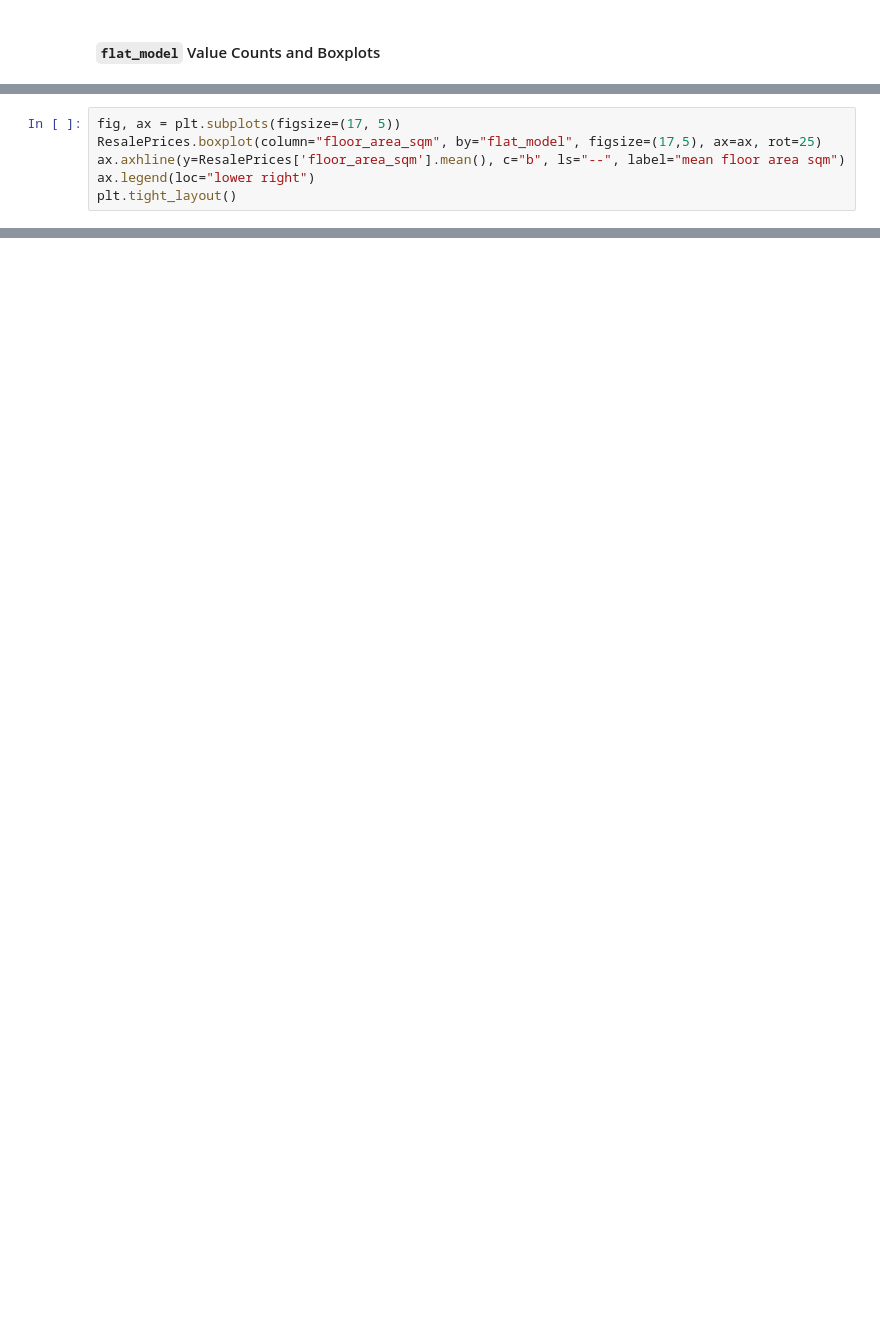
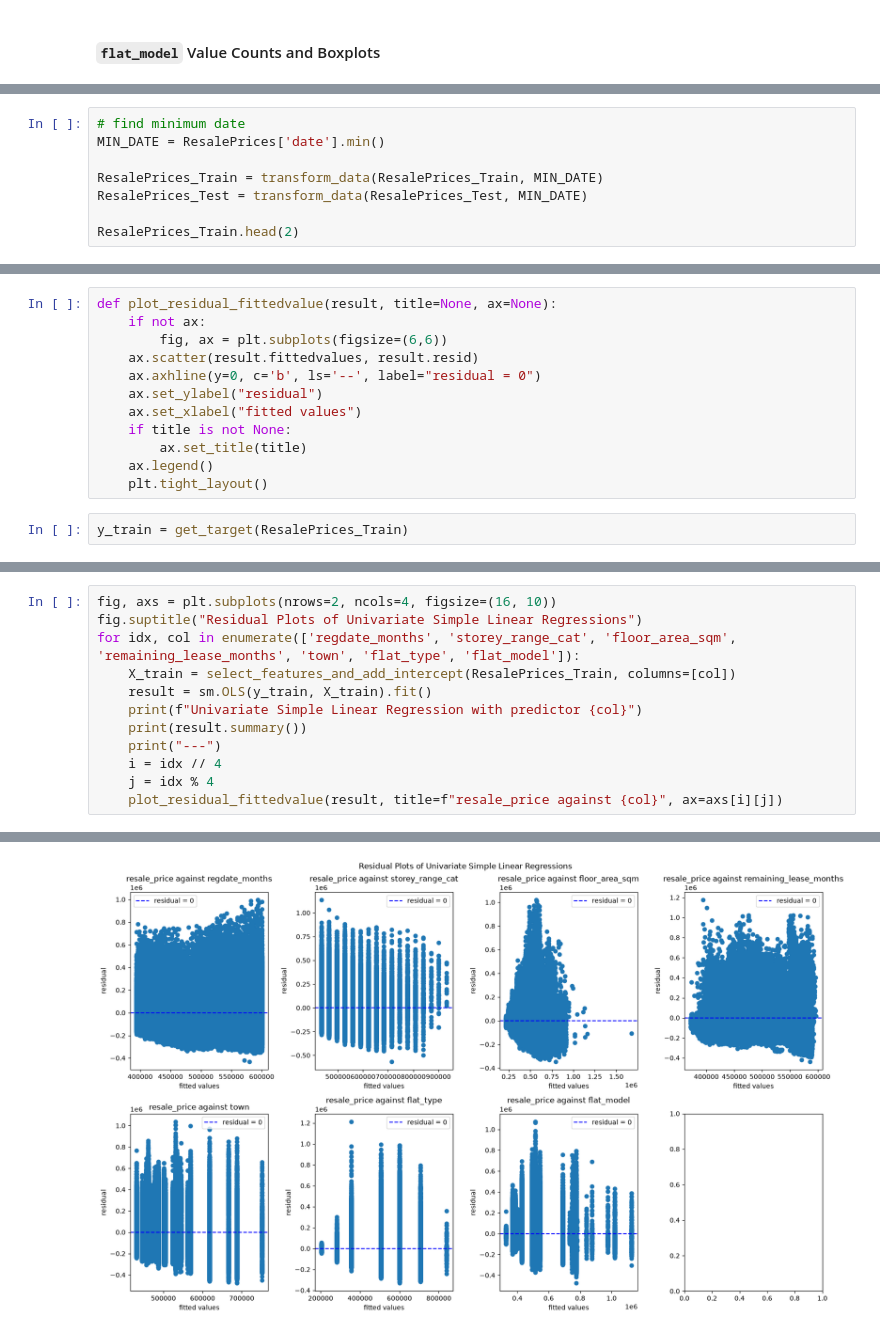
Before and after one commit to Dioclei/hdb-resale-prediction, a Jupyter notebook: data_exploration.ipynb, the cells around one changed output, grey strips where cells are left out. Cells and saved outputs as stored; diff of their text form; blank space fills up the shorter version.

```diff
--- a/data_exploration.ipynb
+++ b/data_exploration.ipynb
@@ -224,6 +239,0 @@ plt.tight_layout()
-# %%
-fig, ax = plt.subplots(figsize=(17, 5))
-ResalePrices.boxplot(column="floor_area_sqm", by="flat_model", figsize=(17,5), ax=ax, rot=25)
-ax.axhline(y=ResalePrices['floor_area_sqm'].mean(), c="b", ls="--", label="mean floor area sqm")
-ax.legend(loc="lower right")
-plt.tight_layout()
@@ -255,0 +259,8 @@ array([[<Axes: xlabel='regdate_months_since_Jan2017', ylabel='regdate_months_sin
+# %%
+# find minimum date
+MIN_DATE = ResalePrices['date'].min()
+
+ResalePrices_Train = transform_data(ResalePrices_Train, MIN_DATE)
+ResalePrices_Test = transform_data(ResalePrices_Test, MIN_DATE)
+
+ResalePrices_Train.head(2)
@@ -255,0 +334,14 @@ array([[<Axes: xlabel='regdate_months_since_Jan2017', ylabel='regdate_months_sin
+# %%
+def plot_residual_fittedvalue(result, title=None, ax=None):
+    if not ax:
+        fig, ax = plt.subplots(figsize=(6,6))
+    ax.scatter(result.fittedvalues, result.resid)
+    ax.axhline(y=0, c='b', ls='--', label="residual = 0")
+    ax.set_ylabel("residual")
+    ax.set_xlabel("fitted values")
+    if title is not None:
+        ax.set_title(title)
+    ax.legend()
+    plt.tight_layout()
+# %%
+y_train = get_target(ResalePrices_Train)
@@ -255,0 +350,13 @@ array([[<Axes: xlabel='regdate_months_since_Jan2017', ylabel='regdate_months_sin
+# %%
+fig, axs = plt.subplots(nrows=2, ncols=4, figsize=(16, 10))
+fig.suptitle("Residual Plots of Univariate Simple Linear Regressions")
+for idx, col in enumerate(['regdate_months', 'storey_range_cat', 'floor_area_sqm', 'remaining_lease_months', 'town', 'flat_type', 'flat_model']):
+    X_train = select_features_and_add_intercept(ResalePrices_Train, columns=[col])
+    result = sm.OLS(y_train, X_train).fit()
+    print(f"Univariate Simple Linear Regression with predictor {col}")
+    print(result.summary())
+    print("---")
+    i = idx // 4
+    j = idx % 4
+    plot_residual_fittedvalue(result, title=f"resale_price against {col}", ax=axs[i][j])
+# %% [output]
@@ -255,0 +380 @@ array([[<Axes: xlabel='regdate_months_since_Jan2017', ylabel='regdate_months_sin
+[figure, added]
```
Also changed, not shown: parts of 37 cells of this notebook.
